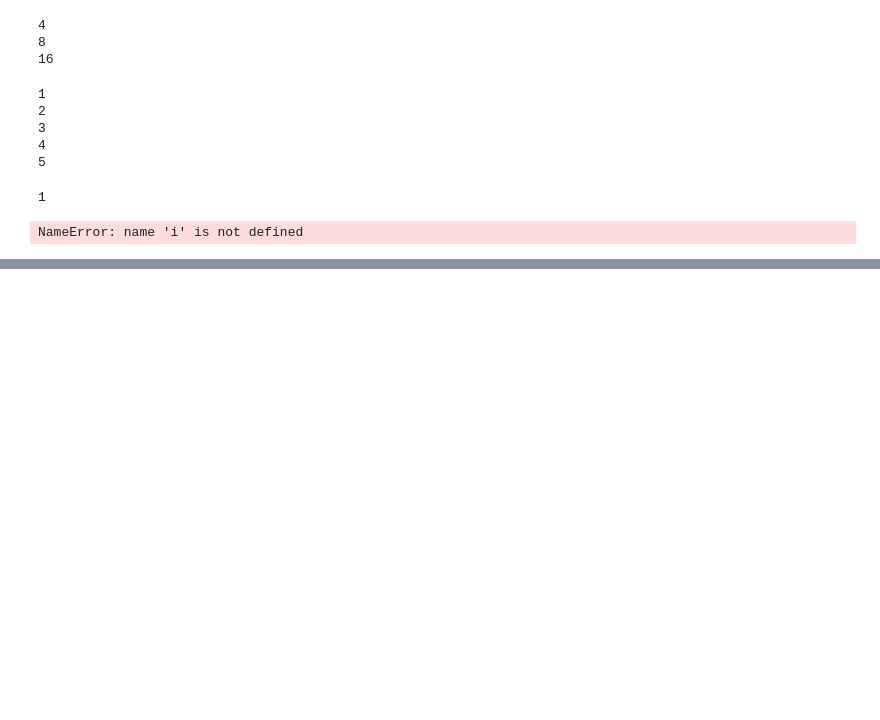
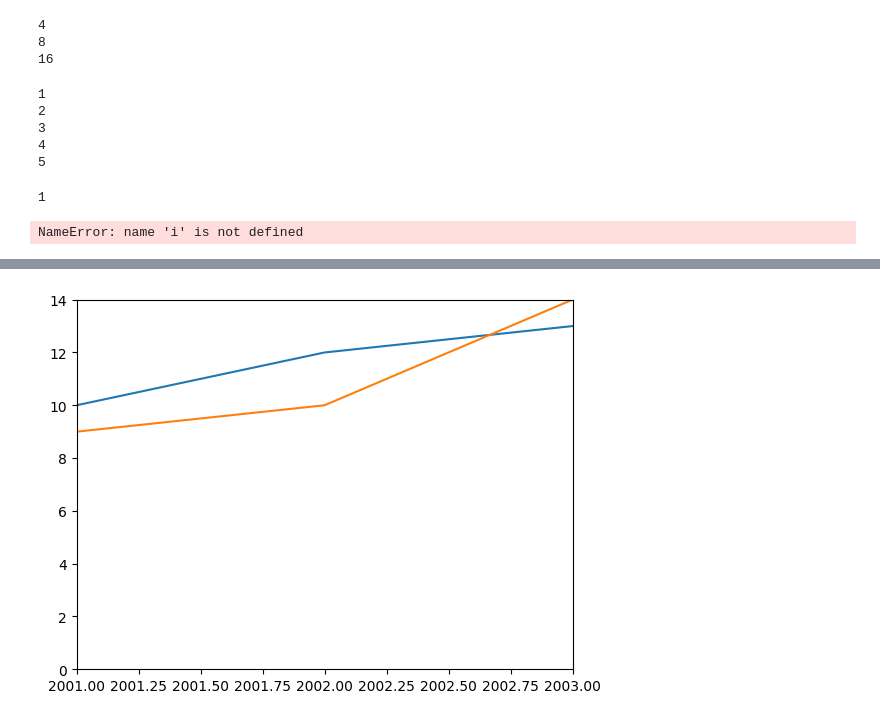
Before and after one commit to rajkumars27/Guvi-1, a Jupyter notebook: Practice.ipynb, the cells around one changed output, grey strips where cells are left out. Saved outputs shown, nothing was run; the diff lists cells and outputs as text; code cells hidden in the pictures; blank space fills up the shorter version.

```diff
--- a/Practice.ipynb
+++ b/Practice.ipynb
@@ -594,0 +681,10 @@ NameError: name 'i' is not defined
+# %%
+#want exact position
+
+plt.plot(x1,y1)
+plt.plot(x2,y2)
+plt.xlim(2001, 2003)
+plt.ylim(0, 14)
+plt.show()
+# %% [output]
+[figure, added]
```
Also changed, not shown: parts of 6 cells of this notebook.
